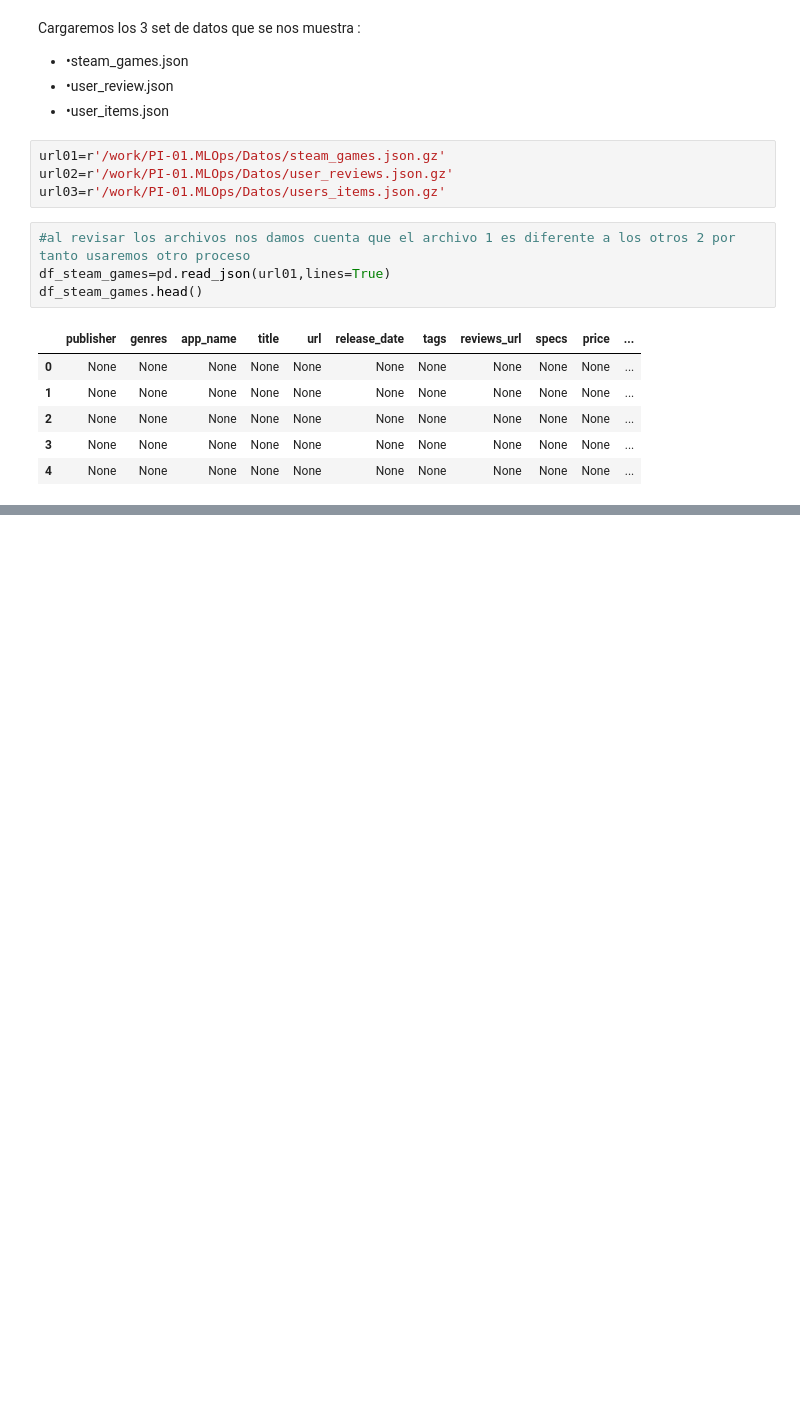
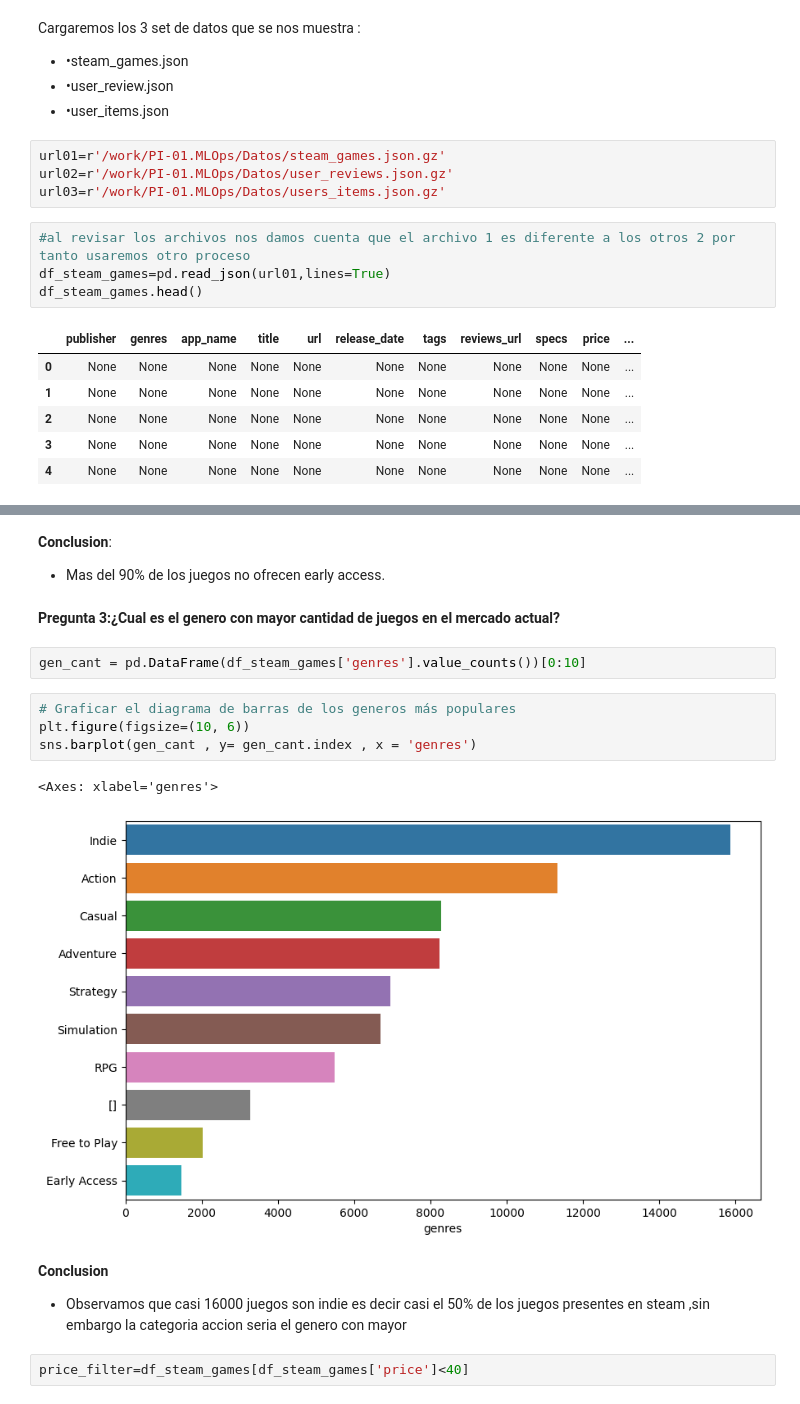
Before and after one commit to AlisterVento/PI-01.MLOps, a Jupyter notebook: Proyecto MLOps.ipynb, the cells around one changed output, grey strips where cells are left out. Cells and saved outputs as stored; diff of their text form; blank space fills up the shorter version.

```diff
--- a/Proyecto MLOps.ipynb
+++ b/Proyecto MLOps.ipynb
@@ -174,0 +204,19 @@ dtype: int64
+# %% [markdown]
+**Conclusion**:
+* Mas del 90% de los juegos no ofrecen early access.
+# %% [markdown]
+**Pregunta 3:¿Cual es el genero con mayor cantidad de juegos en el mercado actual?**
+# %%
+gen_cant = pd.DataFrame(df_steam_games['genres'].value_counts())[0:10]
+# %%
+# Graficar el diagrama de barras de los generos más populares
+plt.figure(figsize=(10, 6))
+sns.barplot(gen_cant , y= gen_cant.index , x = 'genres')
+# %% [output]
+<Axes: xlabel='genres'>
+[figure, added]
+# %% [markdown]
+**Conclusion**
+* Observamos que casi 16000 juegos son indie es decir casi el 50% de los juegos presentes en steam ,sin embargo la categoria accion seria el genero con mayor
+# %%
+price_filter=df_steam_games[df_steam_games['price']<40]
```
Also changed, not shown: parts of 102 cells of this notebook, 15 other files.
